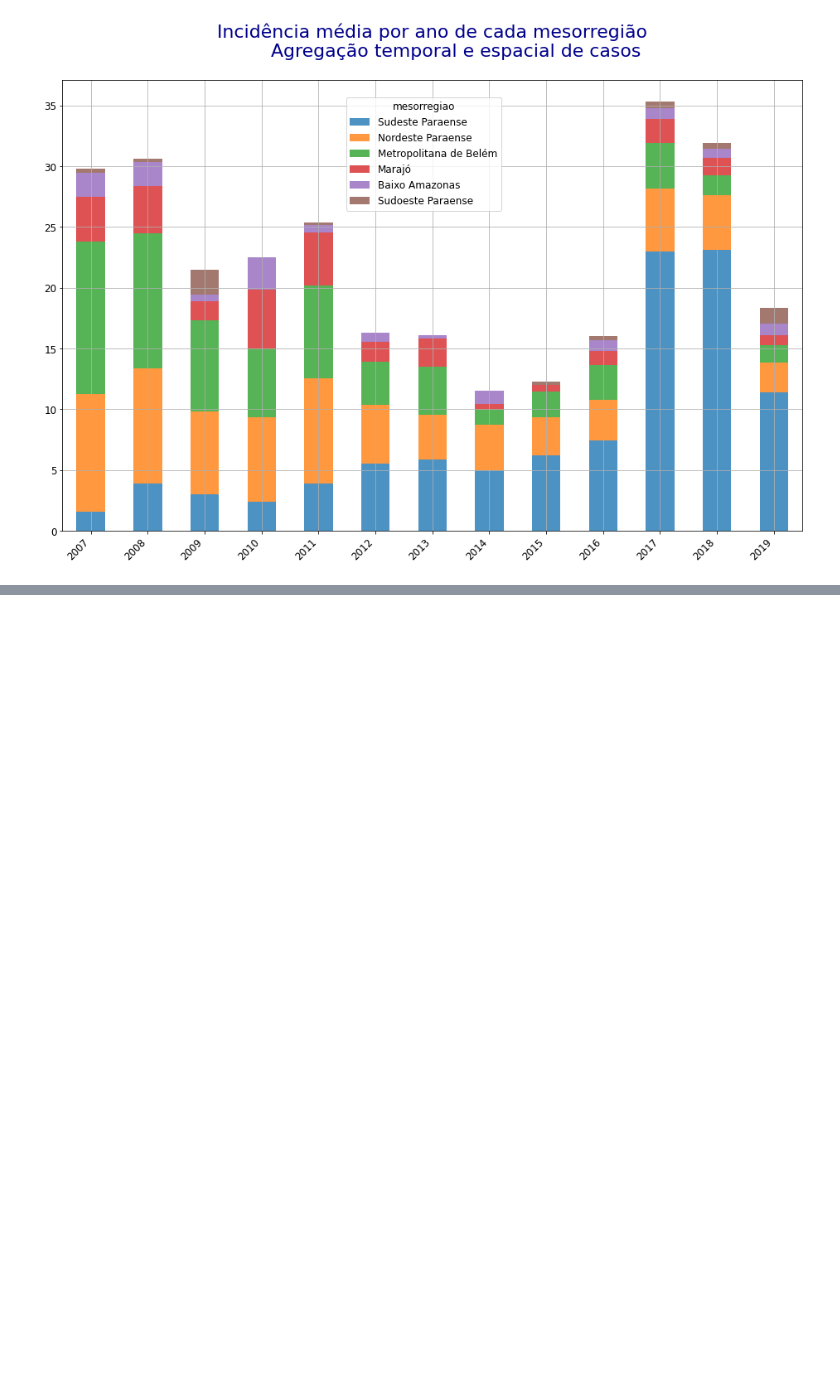
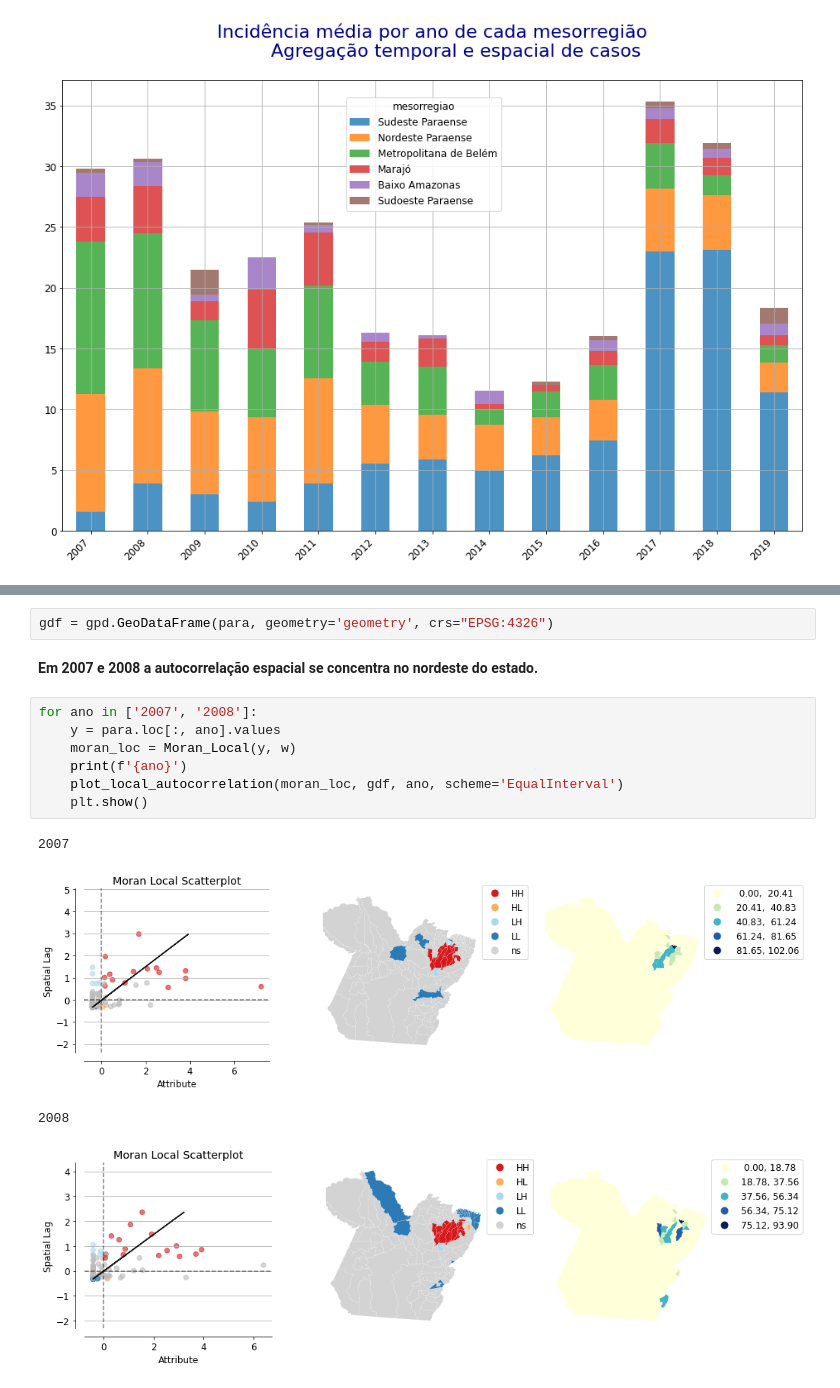
Before and after one commit to FlaviaLopes/spatio-temporal-analysis-calazar, a Jupyter notebook: notebooks/agregação-espaço-temporal.ipynb, the cells around one changed output, grey strips where cells are left out. Drawn from its saved outputs; the diff is of its cells as text; blank space fills up the shorter version.

```diff
--- a/notebooks/agregação-espaço-temporal.ipynb
+++ b/notebooks/agregação-espaço-temporal.ipynb
@@ -191,0 +274,16 @@ spatial_temporal_agregation(para)
+# %%
+gdf = gpd.GeoDataFrame(para, geometry='geometry', crs="EPSG:4326")
+# %% [markdown]
+__Em 2007 e 2008 a autocorrelação espacial se concentra no nordeste do estado.__
+# %%
+for ano in ['2007', '2008']:
+    y = para.loc[:, ano].values
+    moran_loc = Moran_Local(y, w)
+    print(f'{ano}')
+    plot_local_autocorrelation(moran_loc, gdf, ano, scheme='EqualInterval')
+    plt.show()
+# %% [output]
+2007
+[figure, added]
+2008
+[figure, added]
```
Also changed, not shown: parts of 15 cells of this notebook.
